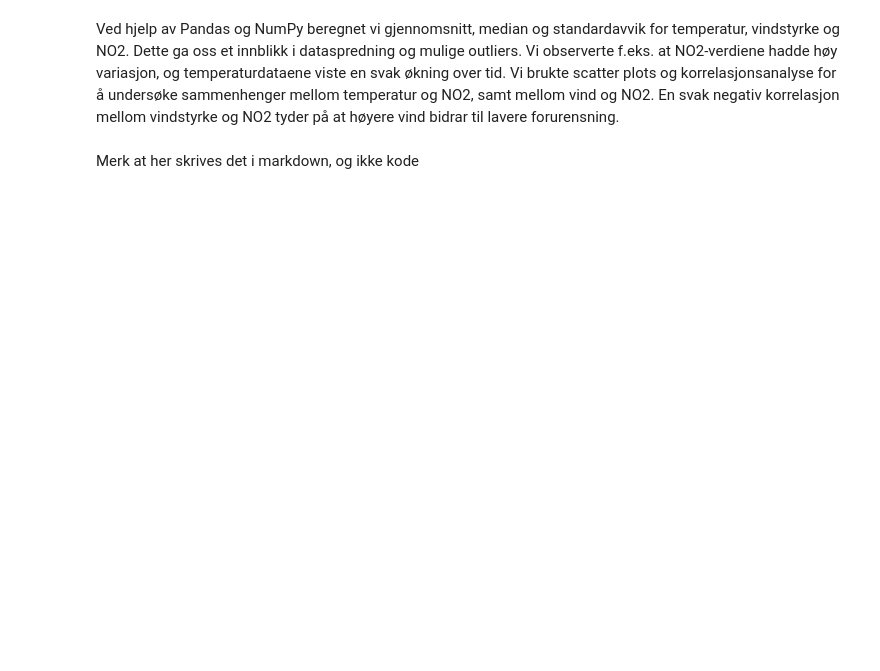
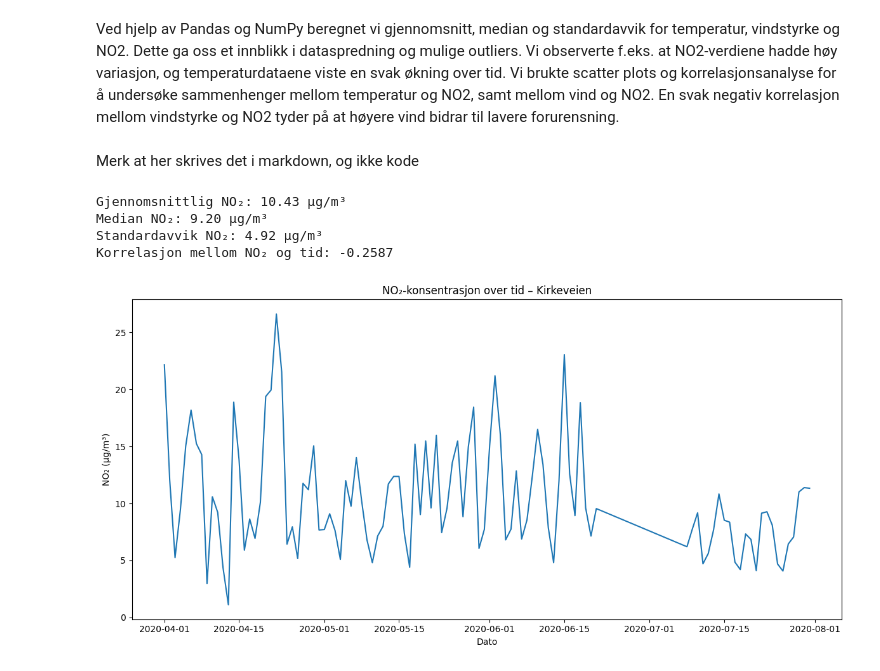
Before and after one commit to andre-hegre/Miljoeanalyse, a Jupyter notebook: proj_environment-main/notebooks/Dataanalyse.ipynb, the cells around one changed output. Drawn from its saved outputs; the diff is of its cells as text; code cells hidden in the pictures; blank space fills up the shorter version.

```diff
--- a/proj_environment-main/notebooks/Dataanalyse.ipynb
+++ b/proj_environment-main/notebooks/Dataanalyse.ipynb
@@ -69,3 +78,58 @@ Korrelasjon mellom temperatur og tid: 0.028275803009636852
 Ved hjelp av Pandas og NumPy beregnet vi gjennomsnitt, median og standardavvik for temperatur, vindstyrke og NO2. Dette ga oss et innblikk i dataspredning og mulige outliers. Vi observerte f.eks. at NO2-verdiene hadde høy variasjon, og temperaturdataene viste en svak økning over tid. Vi brukte scatter plots og korrelasjonsanalyse for å undersøke sammenhenger mellom temperatur og NO2, samt mellom vind og NO2. En svak negativ korrelasjon mellom vindstyrke og NO2 tyder på at høyere vind bidrar til lavere forurensning.
 # %% [markdown]
 Merk at her skrives det i markdown, og ikke kode
+# %%
+import os
+import json
+import pandas as pd
+import matplotlib.pyplot as plt
+import seaborn as sns
+
+# Angi sti til JSON-filen
+notebook_directory = os.getcwd()
+root = os.path.abspath(os.path.join(notebook_directory, ".."))
+file_path = os.path.join(root, "data", "luftkvalitet_Kirkeveien_all_years.json")
+
+# Last inn data fra JSON
+with open(file_path, "r", encoding="utf-8") as file:
+    data = json.load(file)
+
+# Hent måledata fra første (og antagelig eneste) stasjon
+station_data = data[0]
+records = station_data["values"]
+
+# Konverter til DataFrame
+df = pd.DataFrame(records)
+
+# Konverter 'dateTime' til datetime-format
+df["dateTime"] = pd.to_datetime(df["dateTime"])
+
+# Beregn statistiske mål for NO₂
+mean_no2 = df["value"].mean()
+median_no2 = df["value"].median()
+std_no2 = df["value"].std()
+
+# Korrelasjon mellom NO₂ og tid
+df["time_numeric"] = df["dateTime"].map(pd.Timestamp.timestamp)
+correlation = df["value"].corr(df["time_numeric"])
+
+# Print statistikk
+print(f"Gjennomsnittlig NO₂: {mean_no2:.2f} µg/m³")
+print(f"Median NO₂: {median_no2:.2f} µg/m³")
+print(f"Standardavvik NO₂: {std_no2:.2f} µg/m³")
+print(f"Korrelasjon mellom NO₂ og tid: {correlation:.4f}")
+
+# Visualisering av NO₂ over tid
+plt.figure(figsize=(12, 6))
+sns.lineplot(x="dateTime", y="value", data=df)
+plt.title("NO₂-konsentrasjon over tid – Kirkeveien")
+plt.xlabel("Dato")
+plt.ylabel("NO₂ (µg/m³)")
+plt.tight_layout()
+plt.show()
+# %% [output]
+Gjennomsnittlig NO₂: 10.43 µg/m³
+Median NO₂: 9.20 µg/m³
+Standardavvik NO₂: 4.92 µg/m³
+Korrelasjon mellom NO₂ og tid: -0.2587
+[figure, added]
```
Also changed, not shown: parts of 2 cells of this notebook.
